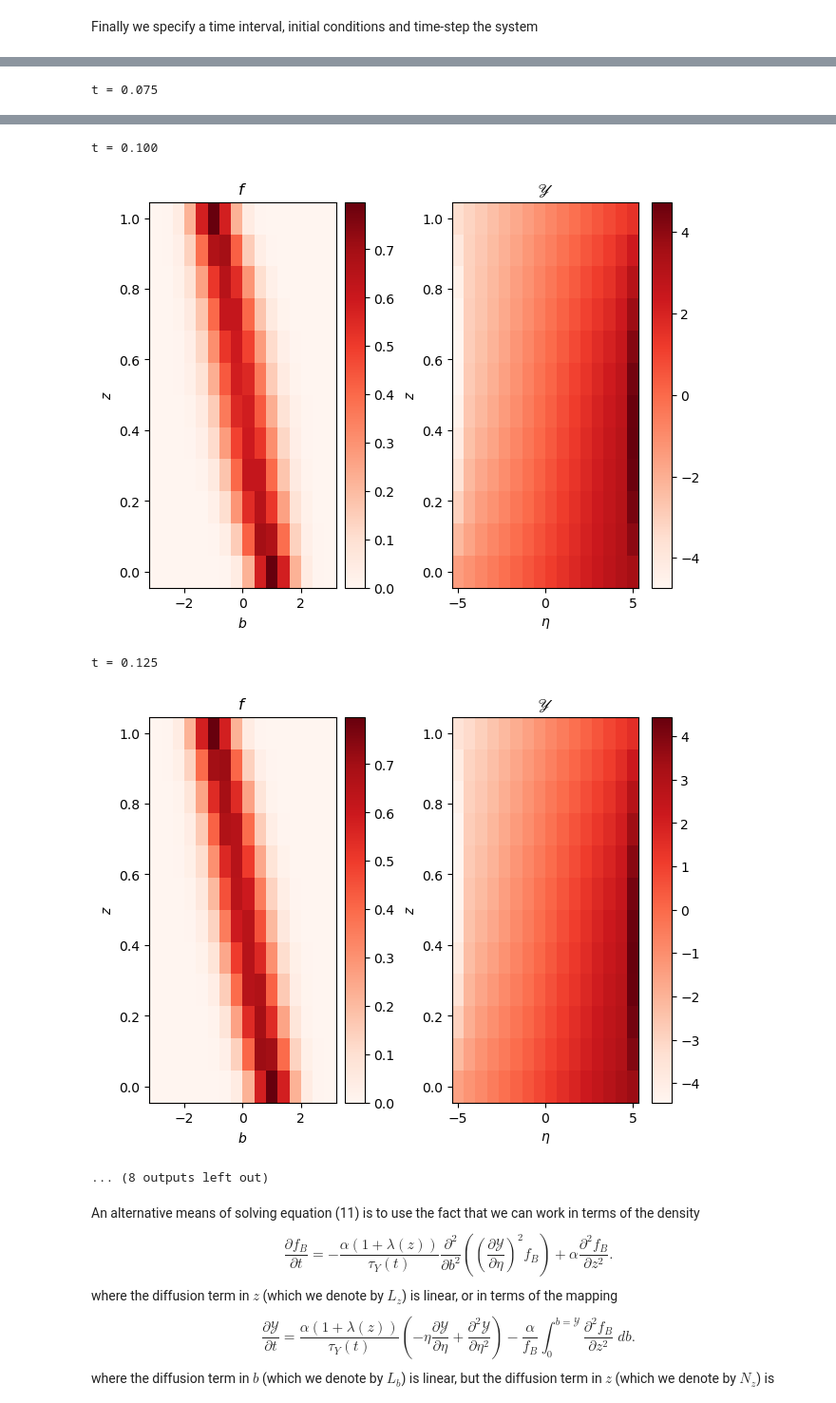
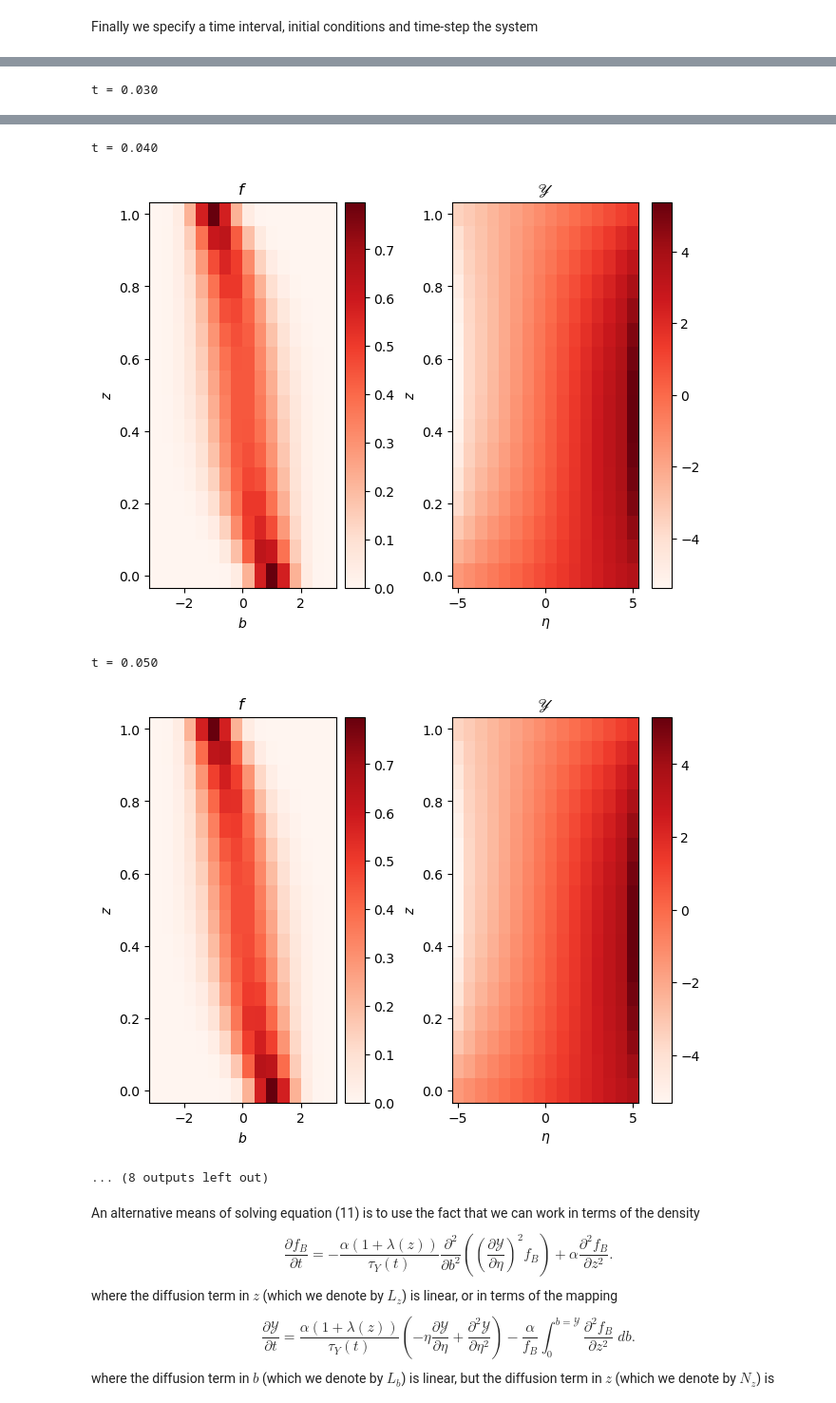
Before and after one commit to mannixp/D.strafity-mapping, a Jupyter notebook: Mapping/Part3_Mapping_2d_fBZ_Layered.ipynb, the cells around one changed output, grey strips where cells are left out. Shown at 95% size. Saved outputs shown, nothing was run; the diff lists cells and outputs as text; code cells hidden in the pictures.

Commit message:
Updated to sparse operators

```diff
--- a/Mapping/Part3_Mapping_2d_fBZ_Layered.ipynb
+++ b/Mapping/Part3_Mapping_2d_fBZ_Layered.ipynb
@@ -81,7 +84,7 @@ bc_z = 'Neumann'
 
 # Numerical resolution
 N_b = 16
-N_z = 12
+N_z = 16
 
 # Domain
 b = np.linspace(-3, 3, N_b)
@@ -279,12 +314,9 @@ def solve_IMP(Y, A, B, D_η, D_z, η, z):
 # %% [markdown]
 We then write helper functions to recover the density from the mapping and to enforce the boundary conditions.
 # %%
-def map_to_density(Y,η,z,b):
+def map_to_density(Y,η,z,b, D_η):
 
   # a) Compute f_ηZ
-  I_z = np.eye(len(z))
-  D_η = np.kron(grad(η),I_z)
-
   g_η = np.kron(g(η),np.ones(len(z)))
   dY_dη = D_η@Y
   f_ηz = (g_η/(dY_dη))
@@ -322,7 +354,7 @@ def solver(f,Y,η,b,z,T, Δt):
   Y_frames = []
   Y_frames.append(Y)
 
-  A, B, D_η, D_z = operators_IMP(η, z, Δt)
+  #A, B, D_η, D_z = operators_IMP(η, z, Δt)
   L,    D_η, D_z = operators_EXP(η, z)
 
   # Loop over all time instants
@@ -352,7 +384,7 @@ def solver(f,Y,η,b,z,T, Δt):
     Y = solve_EXP(Y, L, D_η, D_z, Δt, η, z)
 
     # 2) Grab the density
-    f = map_to_density(Y,η,z,b)
+    f = map_to_density(Y,η,z,b, D_η)
 
     # 3) Grab the system state
     f_frames.append(f)
@@ -362,8 +394,9 @@ def solver(f,Y,η,b,z,T, Δt):
 # %% [markdown]
 Finally we specify a time interval, initial conditions and time-step the system
 # %%
-N_T = 2*(10**4)
-T, Δt = np.linspace(0,.25,N_T,retstep=True)
+N_T = 10**3
+T, Δt = np.linspace(0,.1,N_T,retstep=True)
+print('Δt = ',Δt)
 
 # Initial conditions for f shape b, z
 f = np.zeros((len(b),len(z)))
@@ -400 +434 @@ t = 0.050
-t = 0.075
+t = 0.030
@@ -402,7 +436,7 @@ t = 0.075
-t = 0.100
+t = 0.040
-[figure, old version]
+[figure, new version]
-t = 0.125
+t = 0.050
-[figure, old version]
+[figure, new version]
 ... (8 outputs left out)
 # %% [markdown]
 An alternative means of solving equation (11) is to use the fact that we can work in terms of the density
```
Also changed, not shown: parts of 4 cells of this notebook.
